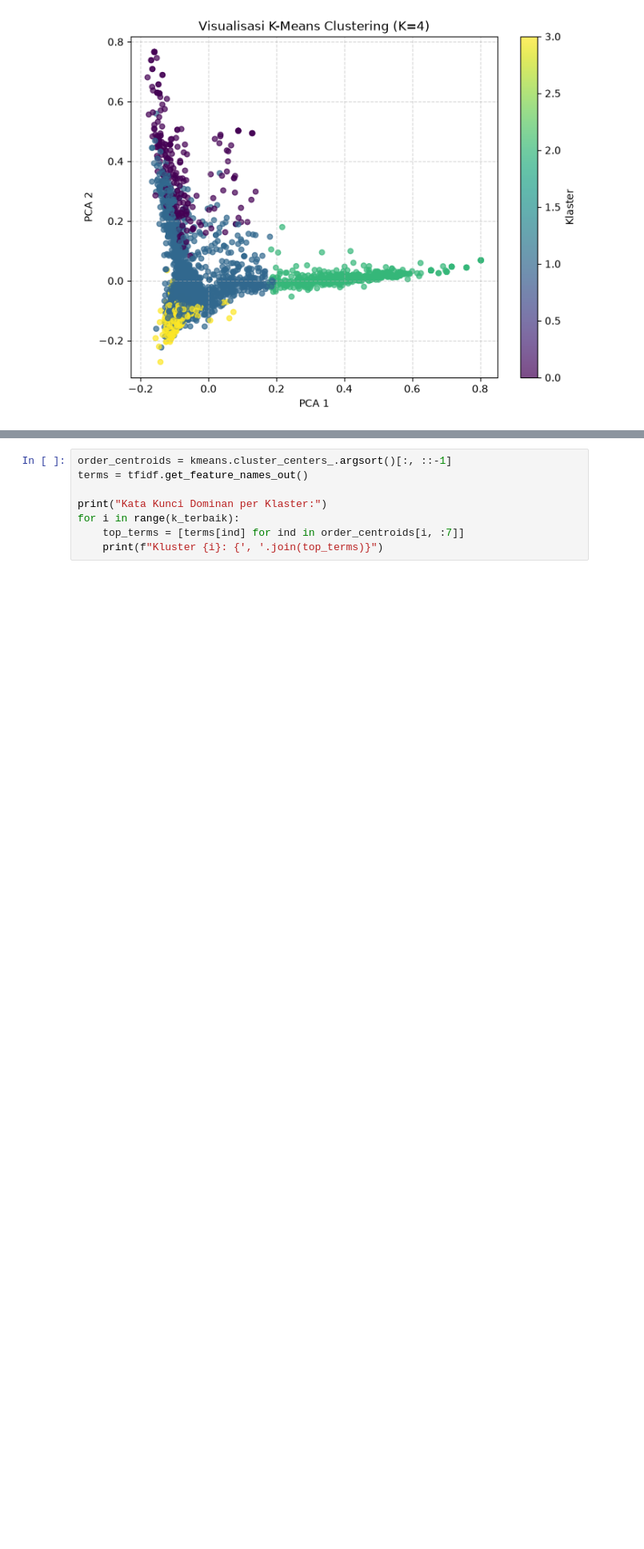
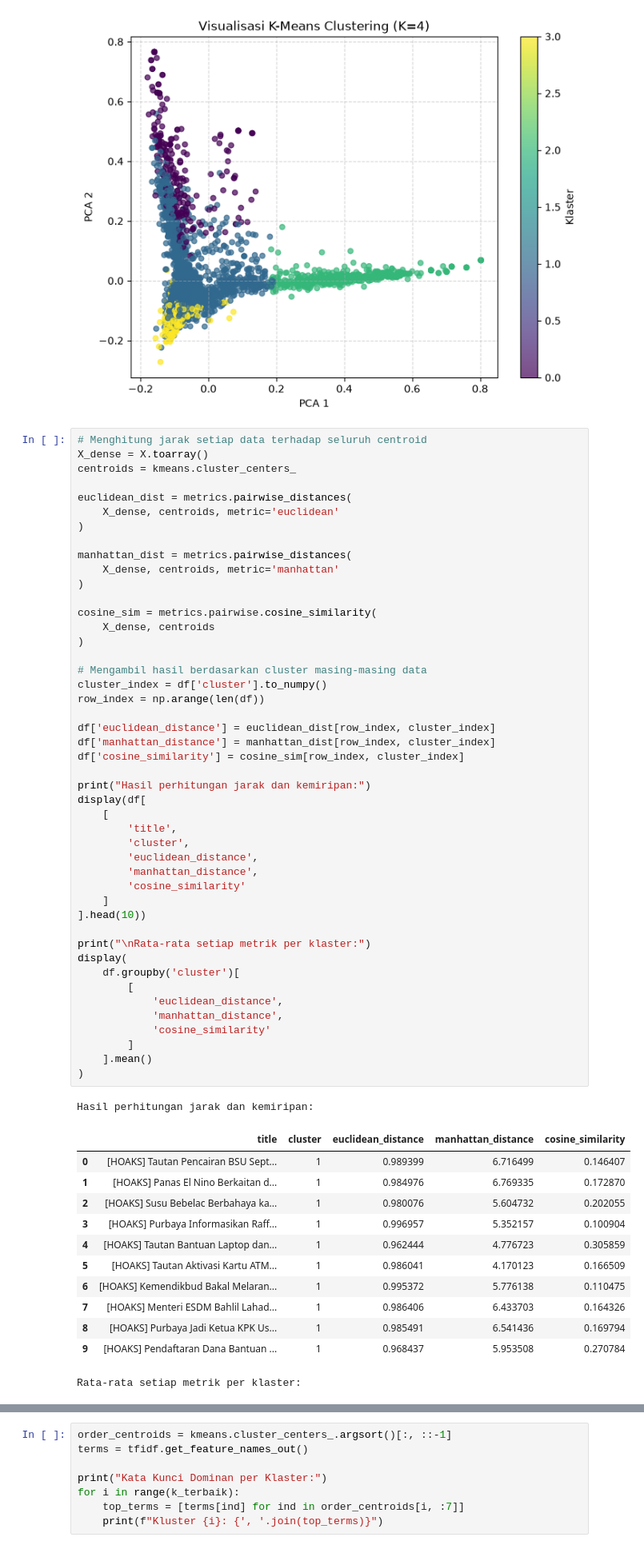
Before and after one commit to qulbiazz/ML_SMT5_2026, a Jupyter notebook: praktikum/jobsheet4_studiKasus/SCK_Means.ipynb, the cells around one changed output, grey strips where cells are left out. Shown at 80% size. Saved outputs shown, nothing was run; the diff lists cells and outputs as text; blank space fills up the shorter version.

```diff
--- a/praktikum/jobsheet4_studiKasus/SCK_Means.ipynb
+++ b/praktikum/jobsheet4_studiKasus/SCK_Means.ipynb
@@ -84,3 +84,63 @@ plt.grid(True, linestyle='--', alpha=0.5)
 plt.show()
 # %% [output]
 [figure]
+# %%
+# Menghitung jarak setiap data terhadap seluruh centroid
+X_dense = X.toarray()
+centroids = kmeans.cluster_centers_
+
+euclidean_dist = metrics.pairwise_distances(
+    X_dense, centroids, metric='euclidean'
+)
+
+manhattan_dist = metrics.pairwise_distances(
+    X_dense, centroids, metric='manhattan'
+)
+
+cosine_sim = metrics.pairwise.cosine_similarity(
+    X_dense, centroids
+)
+
+# Mengambil hasil berdasarkan cluster masing-masing data
+cluster_index = df['cluster'].to_numpy()
+row_index = np.arange(len(df))
+
+df['euclidean_distance'] = euclidean_dist[row_index, cluster_index]
+df['manhattan_distance'] = manhattan_dist[row_index, cluster_index]
+df['cosine_similarity'] = cosine_sim[row_index, cluster_index]
+
+print("Hasil perhitungan jarak dan kemiripan:")
+display(df[
+    [
+        'title',
+        'cluster',
+        'euclidean_distance',
+        'manhattan_distance',
+        'cosine_similarity'
+    ]
+].head(10))
+
+print("\nRata-rata setiap metrik per klaster:")
+display(
+    df.groupby('cluster')[
+        [
+            'euclidean_distance',
+            'manhattan_distance',
+            'cosine_similarity'
+        ]
+    ].mean()
+)
+# %% [output]
+Hasil perhitungan jarak dan kemiripan:
+|  | title | cluster | euclidean_distance | manhattan_distance | cosine_similarity |
+| 0 | [HOAKS] Tautan Pencairan BSU Sept... | 1 | 0.989399 | 6.716499 | 0.146407 |
+| 1 | [HOAKS] Panas El Nino Berkaitan d... | 1 | 0.984976 | 6.769335 | 0.172870 |
+| 2 | [HOAKS] Susu Bebelac Berbahaya ka... | 1 | 0.980076 | 5.604732 | 0.202055 |
+| 3 | [HOAKS] Purbaya Informasikan Raff... | 1 | 0.996957 | 5.352157 | 0.100904 |
+| 4 | [HOAKS] Tautan Bantuan Laptop dan... | 1 | 0.962444 | 4.776723 | 0.305859 |
+| 5 | [HOAKS] Tautan Aktivasi Kartu ATM... | 1 | 0.986041 | 4.170123 | 0.166509 |
+| 6 | [HOAKS] Kemendikbud Bakal Melaran... | 1 | 0.995372 | 5.776138 | 0.110475 |
+| 7 | [HOAKS] Menteri ESDM Bahlil Lahad... | 1 | 0.986406 | 6.433703 | 0.164326 |
+| 8 | [HOAKS] Purbaya Jadi Ketua KPK Us... | 1 | 0.985491 | 6.541436 | 0.169794 |
+| 9 | [HOAKS] Pendaftaran Dana Bantuan ... | 1 | 0.968437 | 5.953508 | 0.270784 |
+Rata-rata setiap metrik per klaster:
```
Also changed, not shown: parts of 2 cells of this notebook, 1 other file.
